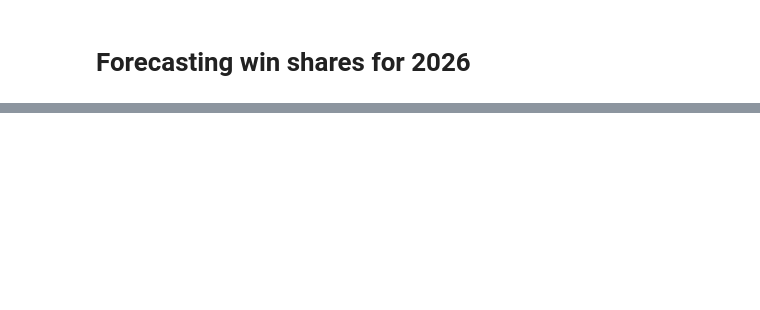
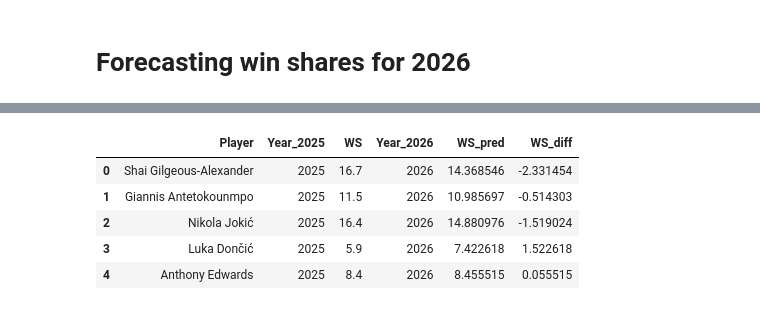
Before and after one commit to oduku1/Omar_Dukureh_Capstone_Final, a Jupyter notebook: notebooks/4_final_modeling.ipynb, the cells around one changed output, grey strips where cells are left out. Saved outputs shown, nothing was run; the diff lists cells and outputs as text; code cells hidden in the pictures; blank space fills up the shorter version.

```diff
--- a/notebooks/4_final_modeling.ipynb
+++ b/notebooks/4_final_modeling.ipynb
@@ -129,0 +102,3 @@ KeyError: 'Total Win Share'
+# %%
+WS_compare = Player_WS_2025.merge(players_2026, on = 'Player', suffixes = ('_2025',"_2026"), how = 'left')
+WS_compare.head()
@@ -129,0 +112,10 @@ KeyError: 'Total Win Share'
+# %%
+WS_compare["WS_diff"] = WS_compare["WS_pred"] - WS_compare["WS"]
+WS_compare.head()
+# %% [output]
+|  | Player | Year_2025 | WS | Year_2026 | WS_pred | WS_diff |
+| 0 | Shai Gilgeous-Alexander | 2025 | 16.7 | 2026 | 14.368546 | -2.331454 |
+| 1 | Giannis Antetokounmpo | 2025 | 11.5 | 2026 | 10.985697 | -0.514303 |
+| 2 | Nikola Jokić | 2025 | 16.4 | 2026 | 14.880976 | -1.519024 |
+| 3 | Luka Dončić | 2025 | 5.9 | 2026 | 7.422618 | 1.522618 |
+| 4 | Anthony Edwards | 2025 | 8.4 | 2026 | 8.455515 | 0.055515 |
```
Also changed, not shown: parts of 19 cells of this notebook.
